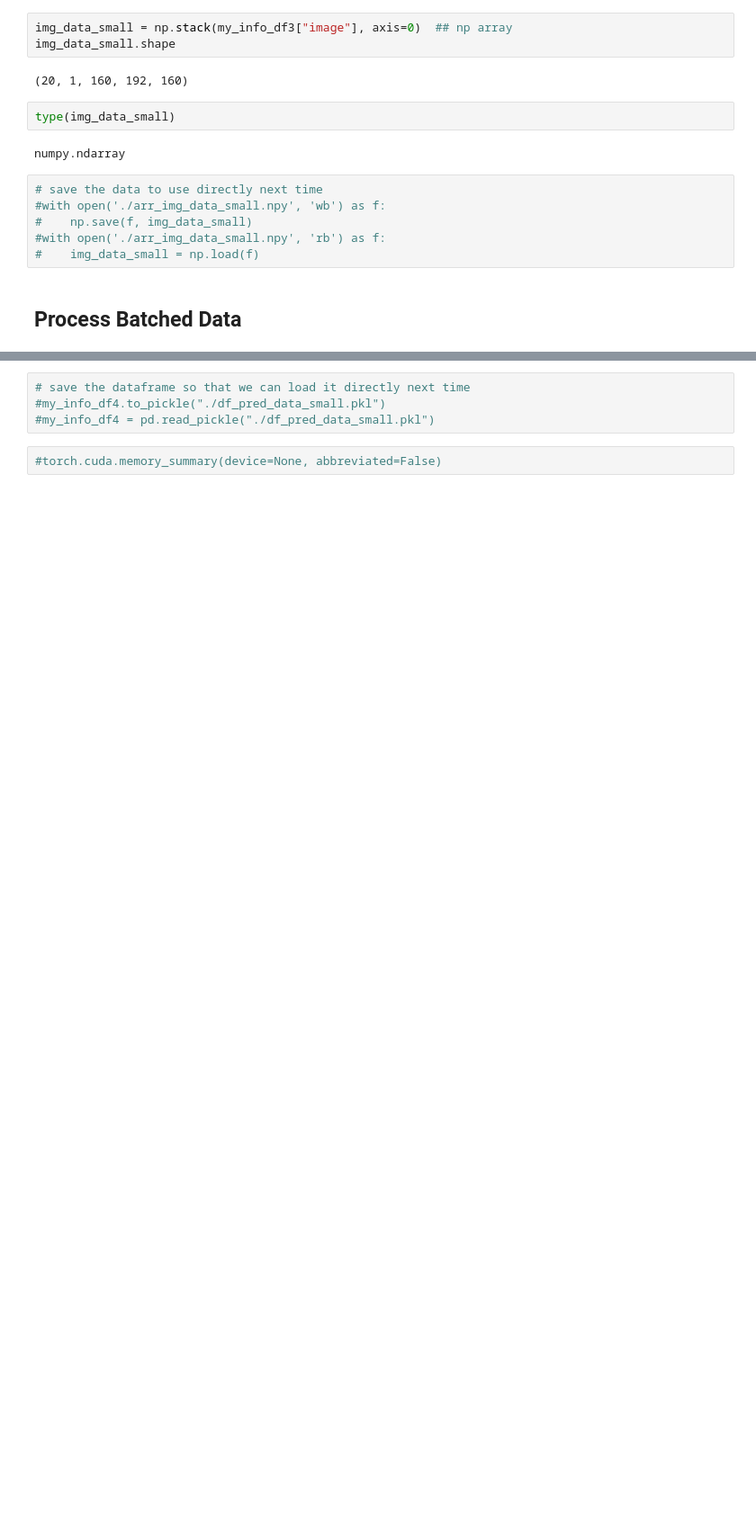
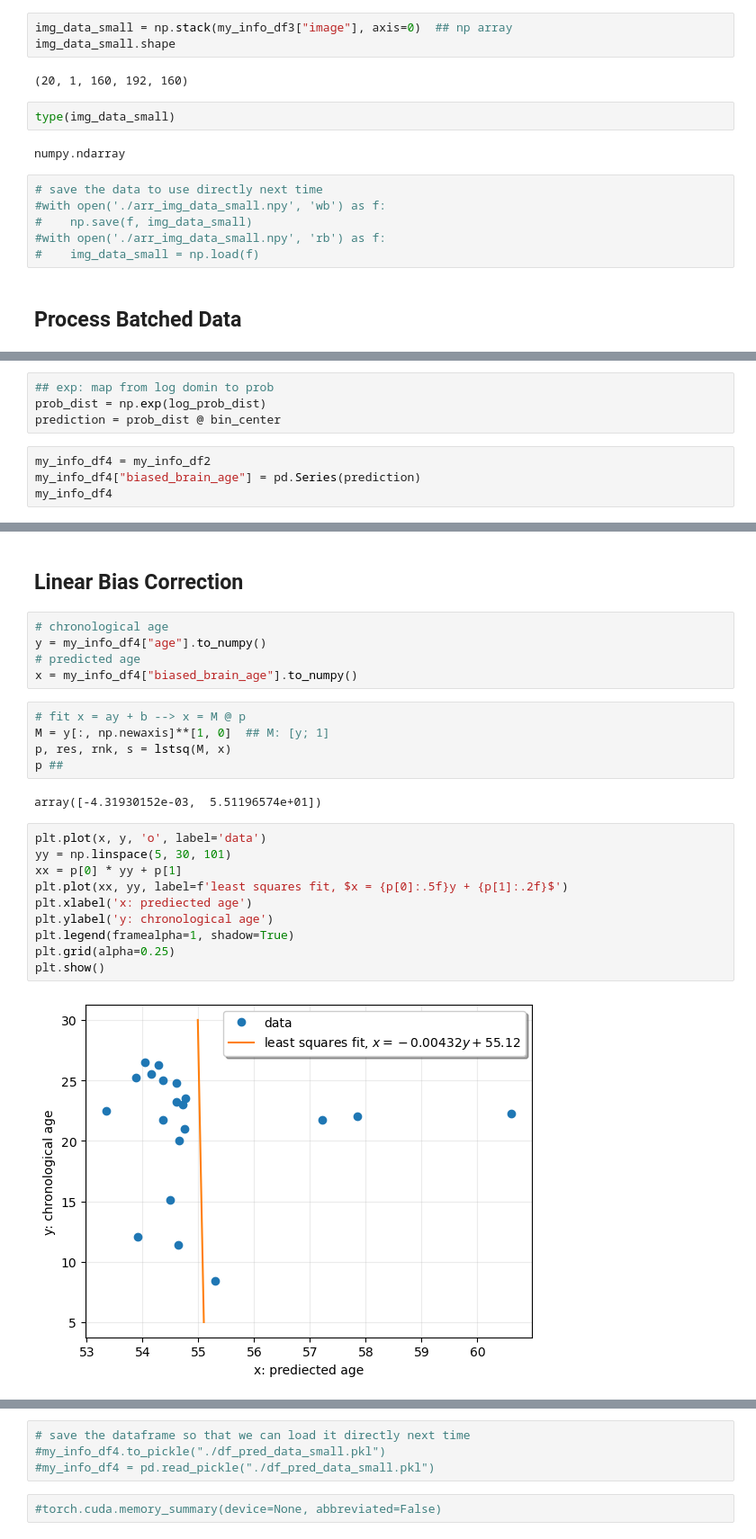
Before and after one commit to Arnoldzyf/ConGele_MSc, a Jupyter notebook: Inference_brain_age.ipynb, the cells around one changed output, grey strips where cells are left out. Shown at 90% size. Drawn from its saved outputs; the diff is of its cells as text; blank space fills up the shorter version.

Commit message:
add bias correction, but sth is wrong

```diff
--- a/Inference_brain_age.ipynb
+++ b/Inference_brain_age.ipynb
@@ -383,0 +411,8 @@ my_info_df4
+# %%
+## exp: map from log domin to prob
+prob_dist = np.exp(log_prob_dist)
+prediction = prob_dist @ bin_center
+# %%
+my_info_df4 = my_info_df2
+my_info_df4["biased_brain_age"] = pd.Series(prediction)
+my_info_df4
@@ -383,0 +437,26 @@ my_info_df4
+# %% [markdown]
+## Linear Bias Correction
+# %%
+# chronological age
+y = my_info_df4["age"].to_numpy()
+# predicted age
+x = my_info_df4["biased_brain_age"].to_numpy()
+# %%
+# fit x = ay + b --> x = M @ p
+M = y[:, np.newaxis]**[1, 0]  ## M: [y; 1]
+p, res, rnk, s = lstsq(M, x)
+p ##
+# %% [output]
+array([-4.31930152e-03,  5.51196574e+01])
+# %%
+plt.plot(x, y, 'o', label='data')
+yy = np.linspace(5, 30, 101)
+xx = p[0] * yy + p[1]
+plt.plot(xx, yy, label=f'least squares fit, $x = {p[0]:.5f}y + {p[1]:.2f}$')
+plt.xlabel('x: prediected age')
+plt.ylabel('y: chronological age')
+plt.legend(framealpha=1, shadow=True)
+plt.grid(alpha=0.25)
+plt.show()
+# %% [output]
+[figure, added]
```
Also changed, not shown: parts of 18 cells of this notebook, 2 other files.
